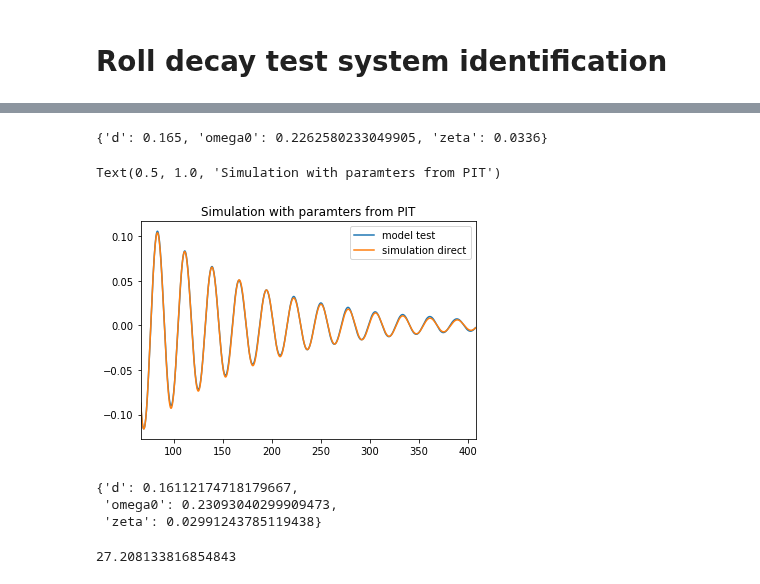
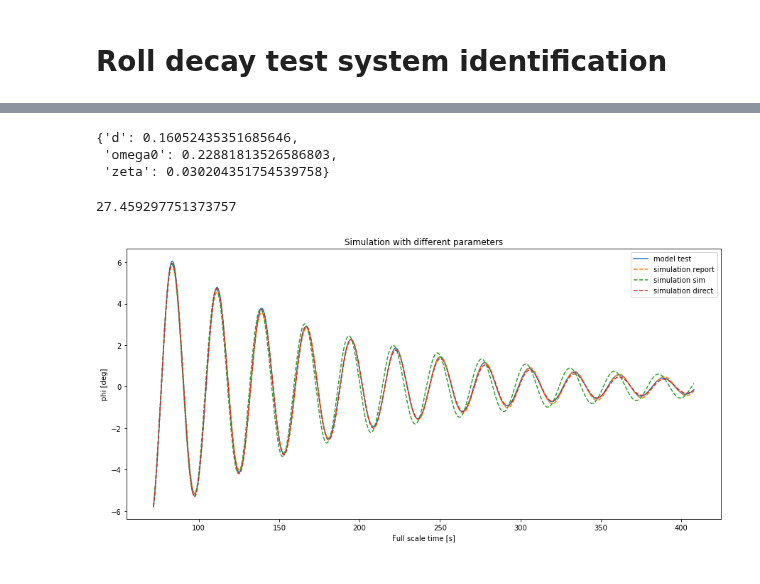
Before and after one commit to martinlarsalbert/rolldecay, a Jupyter notebook: notebooks/rolldecay/03.1_maa_roll_decay_test_system_identification.ipynb, the cells around one changed output, grey strips where cells are left out. Drawn from its saved outputs; the diff is of its cells as text; code cells hidden in the pictures.

```diff
--- a/notebooks/rolldecay/03.1_maa_roll_decay_test_system_identification.ipynb
+++ b/notebooks/rolldecay/03.1_maa_roll_decay_test_system_identification.ipynb
@@ -116,24 +110,12 @@ parameters_direct
-# %%
-parameters_report
-# %% [output]
-{'d': 0.165, 'omega0': 0.2262580233049905, 'zeta': 0.0336}
 # %%
 phi0 = df_cut['phi'].iloc[0]
 phi1d0 = df_cut['phi1d'].iloc[0]
-df_sim = simulate(t=df_cut.index, **parameters_direct, phi0=phi0, phi1d0=phi1d0)
-
-fig,ax = plt.subplots()
-df_cut.plot(y='phi', ax=ax, label='model test')
-df_sim.plot(y='phi', ax=ax, label='simulation direct')
-ax.set_title('Simulation with paramters from PIT')
+df_sim_direct = simulate(t=df_cut.index, **parameters_direct, phi0=phi0, phi1d0=phi1d0)
-# %% [output]
-Text(0.5, 1.0, 'Simulation with paramters from PIT')
-[figure, removed]
 # %%
 def f(df, omega0, d, zeta):
 
     phi0 = df['phi'].iloc[0]
-    phi1d0 = 0  # Rough assumption!
+    phi1d0 = df['phi1d'].iloc[0]
 
     t = df.index
     df_sim = simulate(t=t, phi0=phi0, phi1d0=phi1d0, omega0=omega0, d=d, zeta=zeta)
@@ -166,10 +148,10 @@ parameters = fit(f=f, df=df_cut, p0=[omega0_guess,d_guess,zeta_guess])
 # %%
 parameters
 # %% [output]
-{'d': 0.16112174718179667,
- 'omega0': 0.23093040299909473,
- 'zeta': 0.02991243785119438}
+{'d': 0.16052435351685646,
+ 'omega0': 0.22881813526586803,
+ 'zeta': 0.030204351754539758}
 # %%
 2*np.pi/parameters['omega0']
 # %% [output]
-27.208133816854843
+27.459297751373757
@@ -175,0 +160,36 @@ parameters
+# %%
+parameters_report = {
+    'd': 0.165,
+    'omega0': 2*np.pi/27.77,
+    'zeta': 0.0336,
+}
+
+
+df_sim_report = simulate(t=df_cut.index, **parameters_report, phi0=phi0, phi1d0=phi1d0)
+
+fig,ax = plt.subplots()
+
+#df_cut.plot(y='phi', ax=ax, label='model test')
+#df_sim_report.plot(y='phi', ax=ax, label='simulation report')
+#df_sim.plot(y='phi', ax=ax, label='simulation sim')
+#df_sim_direct.plot(y='phi', ax=ax, label='simulation direct')
+
+from collections import OrderedDict
+dfs = OrderedDict()
+dfs['model test']={'df':df_cut,'style':'-', 'alpha':1}
+dfs['simulation report']={'df':df_sim_report}
+dfs['simulation sim']={'df':df_sim}
+dfs['simulation direct']={'df':df_sim_direct}
+
+for label,data in dfs.items():
+    df_ = data['df']
+    style = data.get('style','--')
+    alpha = data.get('alpha',1)
+    ax.plot(df_.index,np.rad2deg(df_['phi']),style, label=label, alpha=alpha)
+
+ax.legend()
+ax.set_xlabel('Full scale time [s]')
+ax.set_ylabel('phi [deg]')
+ax.set_title('Simulation with different parameters');
+# %% [output]
+[figure, added]
```
Also changed, not shown: parts of 25 cells of this notebook.
